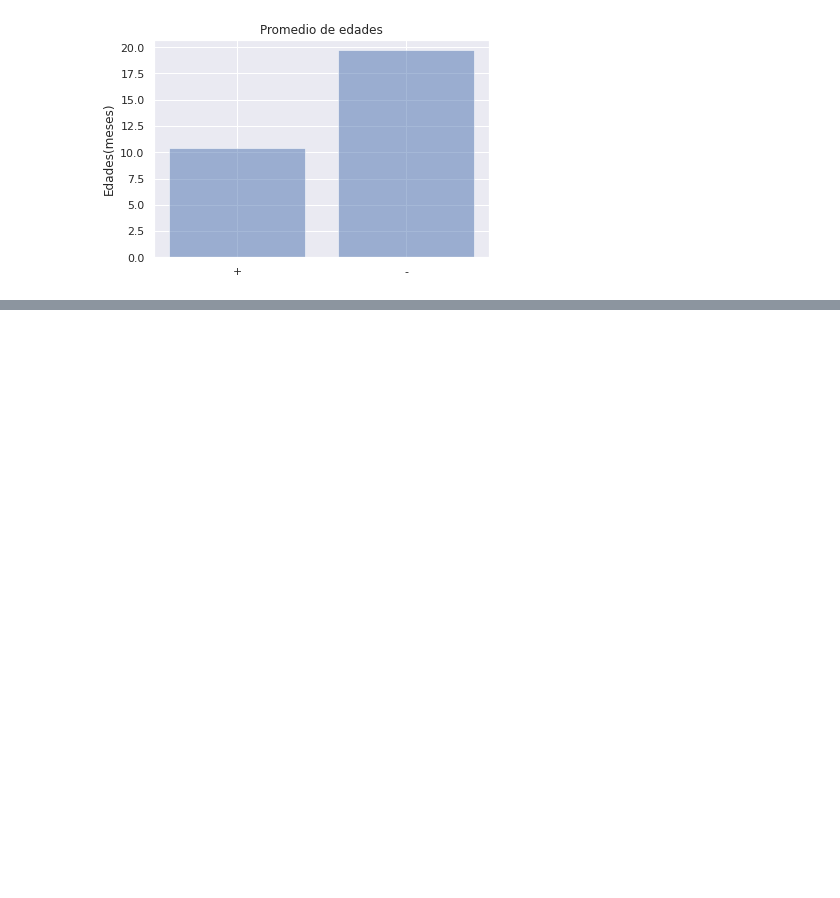
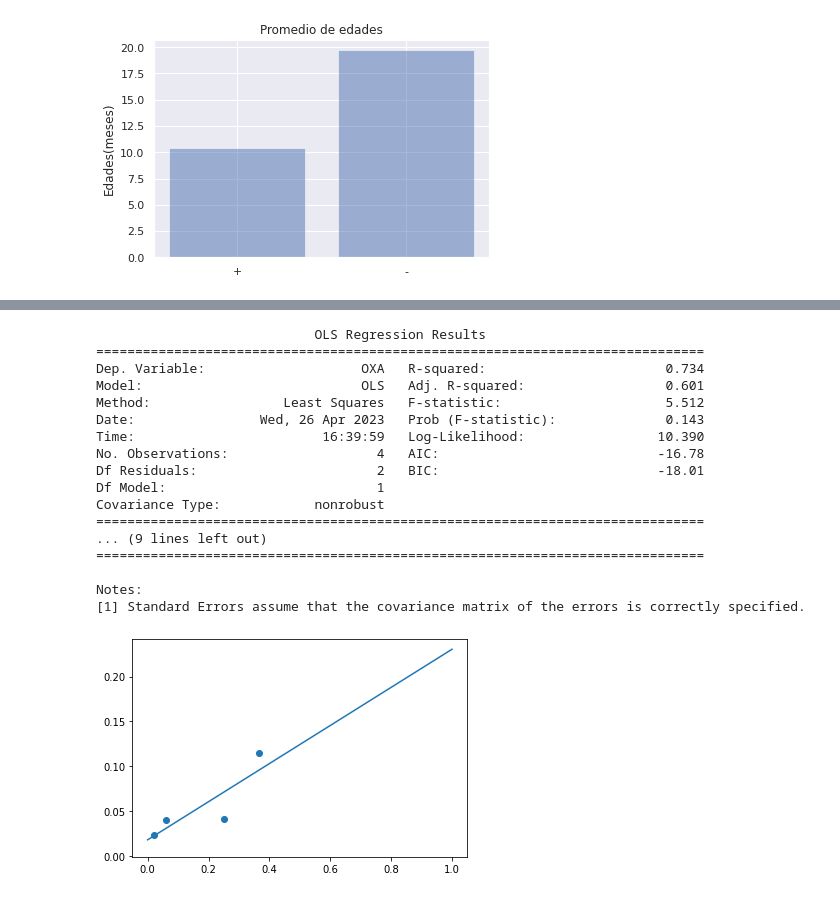
Before and after one commit to leandrosommese/Herramientas-de-estadistica, a Jupyter notebook: Modulo2/Pandas_datos_estructurados.ipynb, the cells around one changed output, grey strips where cells are left out. Cells and saved outputs as stored; diff of their text form; code cells hidden in the pictures; blank space fills up the shorter version.

```diff
--- a/Modulo2/Pandas_datos_estructurados.ipynb
+++ b/Modulo2/Pandas_datos_estructurados.ipynb
@@ -279,0 +303,37 @@ matplotlib.pyplot.show()
+# %%
+import statsmodels.api as sm
+import numpy as np
+import matplotlib.pyplot as plt
+
+X = x
+Y = y
+
+results = sm.OLS(Y,sm.add_constant(X)).fit()
+
+print(results.summary())
+
+plt.scatter(X,Y)
+
+X_plot = np.linspace(0,1,100)
+plt.plot(X_plot, X_plot * results.params[1] + results.params[0])
+
+plt.show()
+# %% [output]
+                            OLS Regression Results
+==============================================================================
+Dep. Variable:                    OXA   R-squared:                       0.734
+Model:                            OLS   Adj. R-squared:                  0.601
+Method:                 Least Squares   F-statistic:                     5.512
+Date:                Wed, 26 Apr 2023   Prob (F-statistic):              0.143
+Time:                        16:39:59   Log-Likelihood:                 10.390
+No. Observations:                   4   AIC:                            -16.78
+Df Residuals:                       2   BIC:                            -18.01
+Df Model:                           1
+Covariance Type:            nonrobust
+==============================================================================
+... (9 lines left out)
+==============================================================================
+
+Notes:
+[1] Standard Errors assume that the covariance matrix of the errors is correctly specified.
+[figure, added]
```
Also changed, not shown: parts of 5 cells of this notebook, 3 other files.
